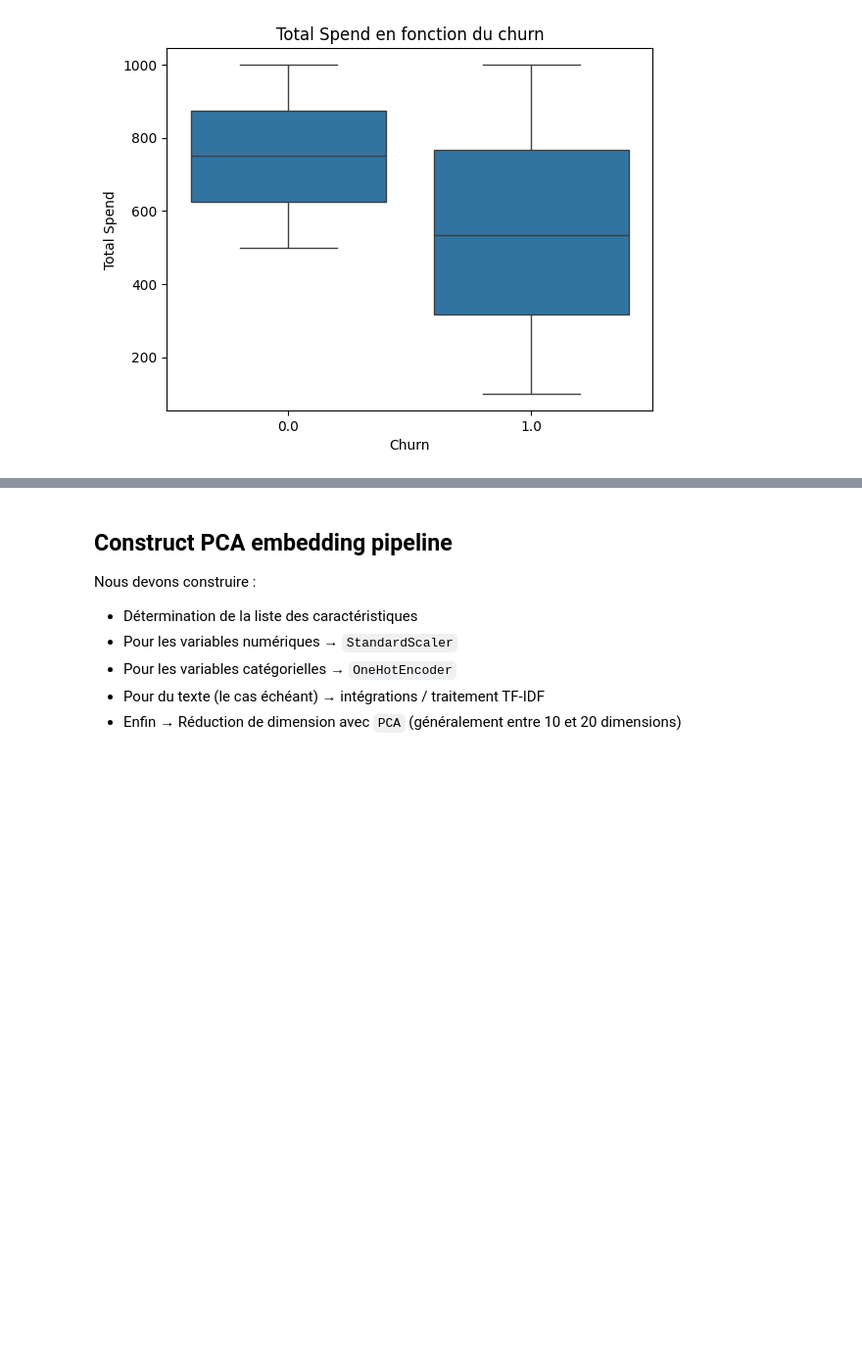
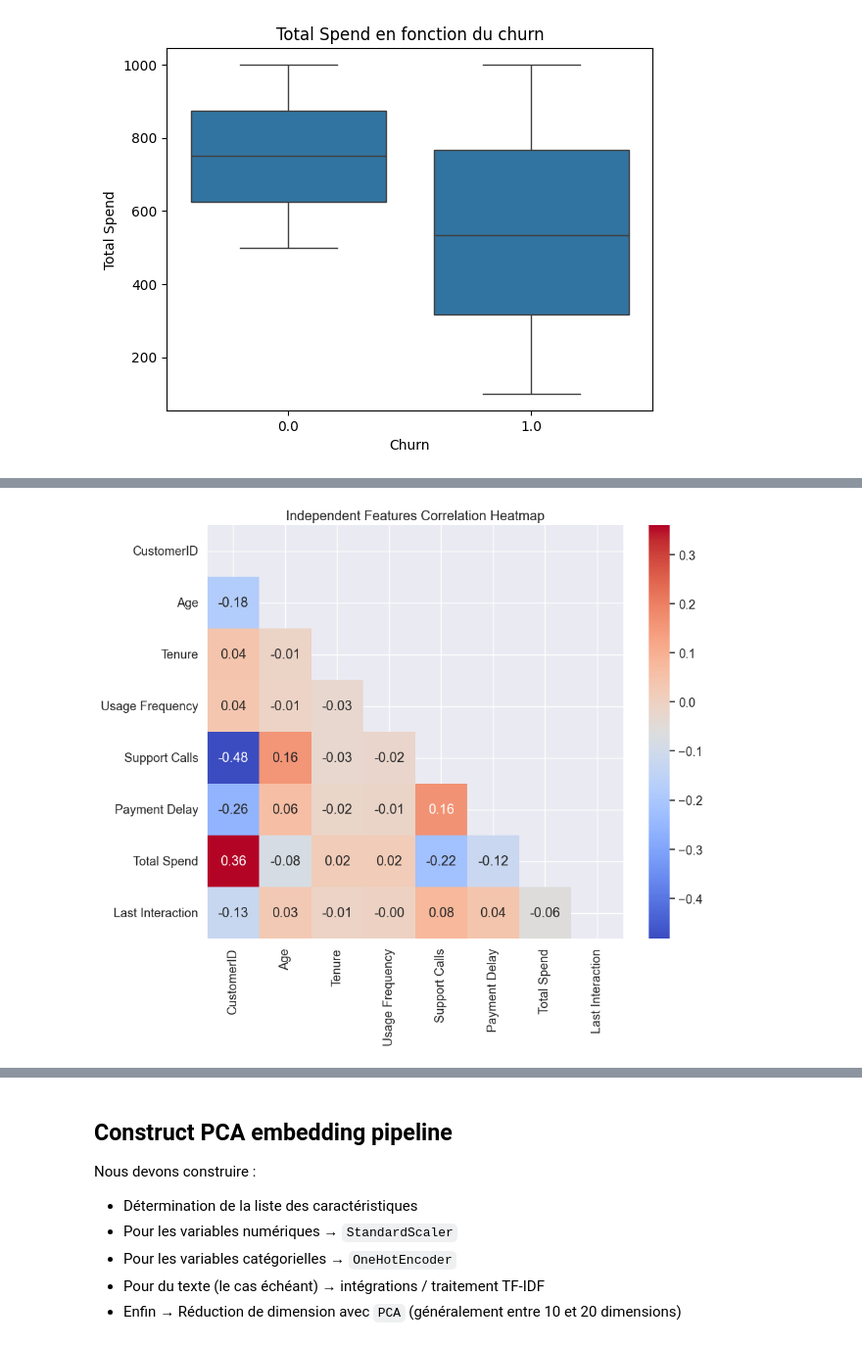
Before and after one commit to JonasLUfr/Project-MLOps, a Jupyter notebook: scripts/data_preprocessing.ipynb, the cells around one changed output, grey strips where cells are left out. Shown: that part at 98% size. Drawn from its saved outputs; the diff is of its cells as text; code cells hidden in the pictures; blank space fills up the shorter version.

```diff
--- a/scripts/data_preprocessing.ipynb
+++ b/scripts/data_preprocessing.ipynb
@@ -162,0 +167,14 @@ plt.show()
+# %%
+independent_features_df = df.select_dtypes(include=['number']).copy().drop(columns=['Churn'])
+corr_matrix = independent_features_df.corr()
+
+# Creating a mask to hide the upper triangle of the heatmap
+mask = np.triu(np.ones_like(corr_matrix, dtype=bool))
+
+plt.figure(figsize=(10, 8))
+sns.set(font_scale=1.2)
+sns.heatmap(corr_matrix, annot=True, fmt=".2f", cmap="coolwarm", mask=mask)
+plt.title("Independent Features Correlation Heatmap")
+plt.show()
+# %% [output]
+[figure, added]
```
Also changed, not shown: parts of 4 cells of this notebook.
